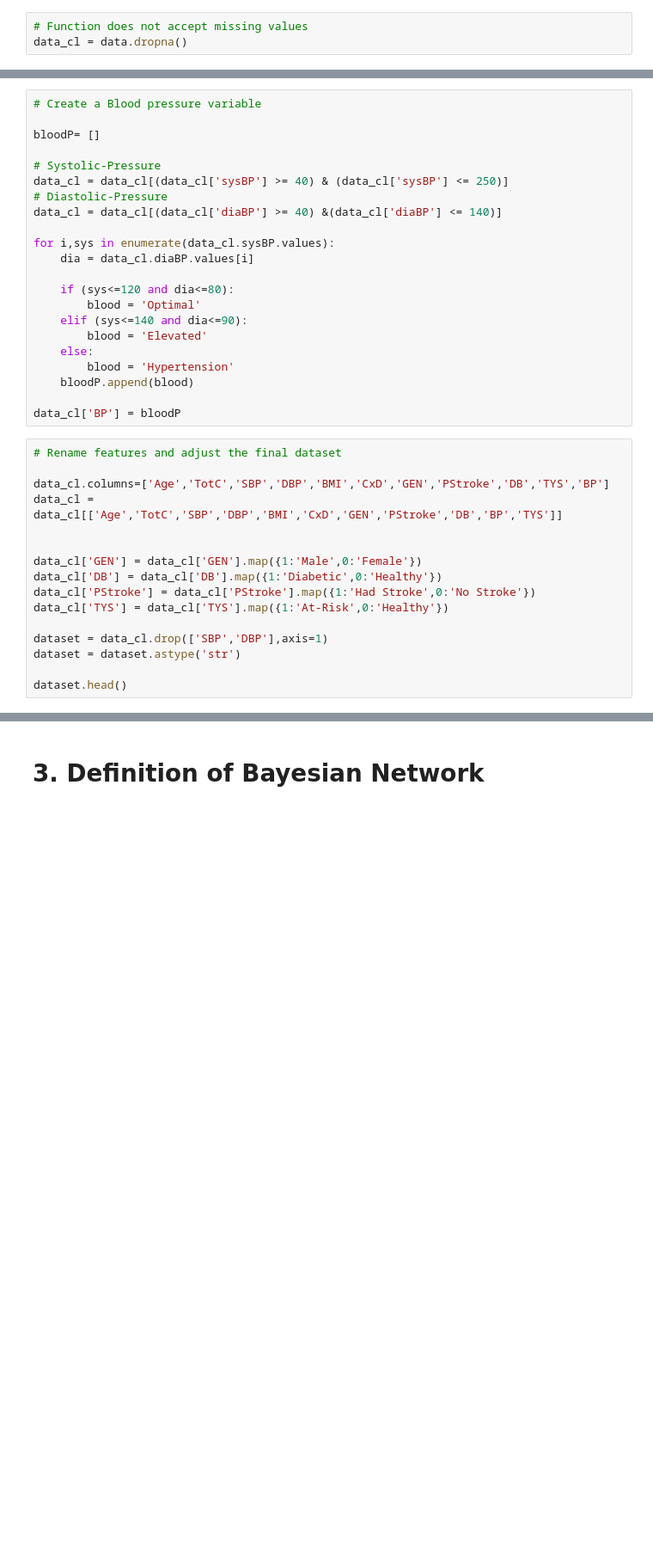
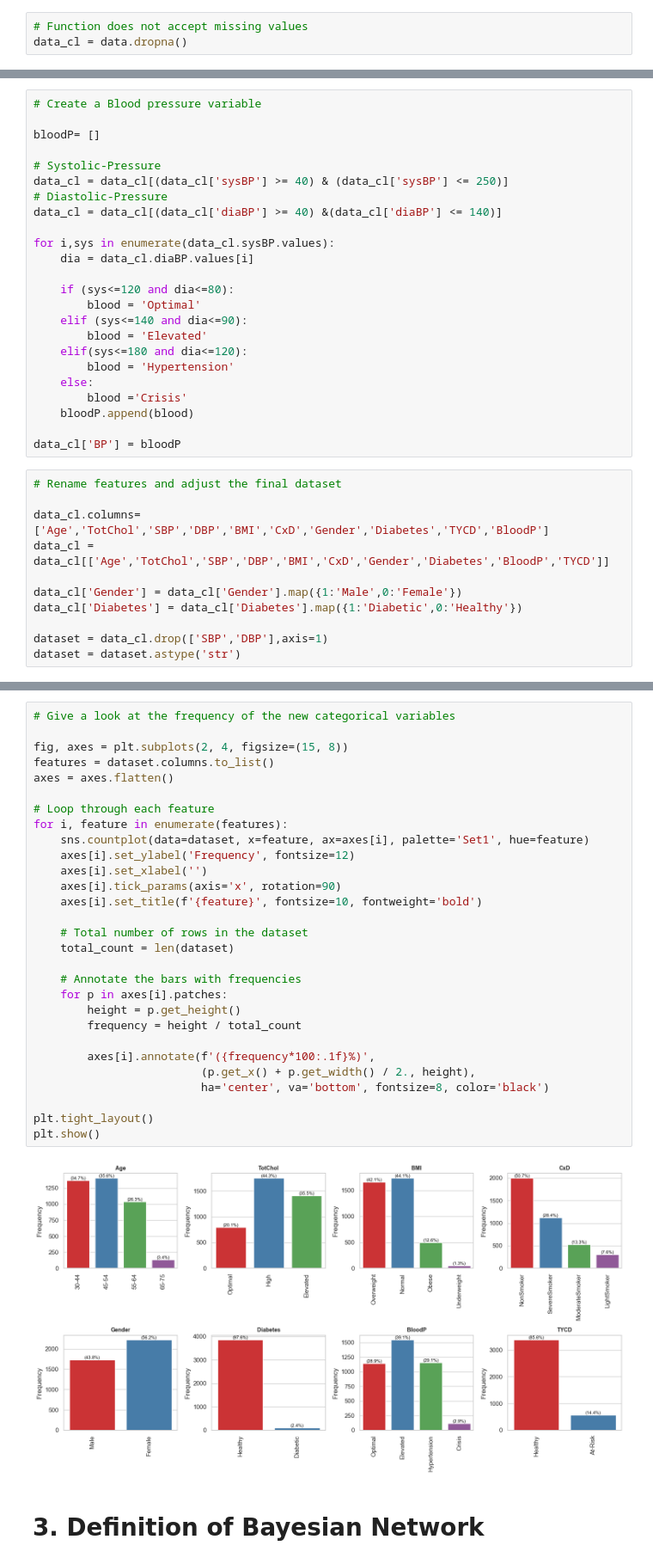
Before and after one commit to TarMatt/Coronary_disease, a Jupyter notebook: uni_project.ipynb, the cells around one changed output, grey strips where cells are left out. Shown at 86% size. Saved outputs shown, nothing was run; the diff lists cells and outputs as text; blank space fills up the shorter version.

```diff
--- a/uni_project.ipynb
+++ b/uni_project.ipynb
@@ -176,24 +182,21 @@ for i,sys in enumerate(data_cl.sysBP.values):
         blood = 'Optimal'
     elif (sys<=140 and dia<=90):
         blood = 'Elevated'
+    elif(sys<=180 and dia<=120):
+        blood = 'Hypertension'
     else:
-        blood = 'Hypertension'
+        blood ='Crisis'
     bloodP.append(blood)
 
 data_cl['BP'] = bloodP
 # %%
 # Rename features and adjust the final dataset
 
-data_cl.columns=['Age','TotC','SBP','DBP','BMI','CxD','GEN','PStroke','DB','TYS','BP']
-data_cl = data_cl[['Age','TotC','SBP','DBP','BMI','CxD','GEN','PStroke','DB','BP','TYS']]
+data_cl.columns=['Age','TotChol','SBP','DBP','BMI','CxD','Gender','Diabetes','TYCD','BloodP']
+data_cl = data_cl[['Age','TotChol','SBP','DBP','BMI','CxD','Gender','Diabetes','BloodP','TYCD']]
 
-
-data_cl['GEN'] = data_cl['GEN'].map({1:'Male',0:'Female'})
-data_cl['DB'] = data_cl['DB'].map({1:'Diabetic',0:'Healthy'})
-data_cl['PStroke'] = data_cl['PStroke'].map({1:'Had Stroke',0:'No Stroke'})
-data_cl['TYS'] = data_cl['TYS'].map({1:'At-Risk',0:'Healthy'})
+data_cl['Gender'] = data_cl['Gender'].map({1:'Male',0:'Female'})
+data_cl['Diabetes'] = data_cl['Diabetes'].map({1:'Diabetic',0:'Healthy'})
 
 dataset = data_cl.drop(['SBP','DBP'],axis=1)
 dataset = dataset.astype('str')
-
-dataset.head()
@@ -212,3 +203,34 @@ profile.to_notebook_iframe()  # or profile.to_file("report.html")
+# %%
+# Give a look at the frequency of the new categorical variables
+
+fig, axes = plt.subplots(2, 4, figsize=(15, 8))
+features = dataset.columns.to_list()
+axes = axes.flatten()
+
+# Loop through each feature
+for i, feature in enumerate(features):
+    sns.countplot(data=dataset, x=feature, ax=axes[i], palette='Set1', hue=feature)
+    axes[i].set_ylabel('Frequency', fontsize=12)
+    axes[i].set_xlabel('')
+    axes[i].tick_params(axis='x', rotation=90)
+    axes[i].set_title(f'{feature}', fontsize=10, fontweight='bold')
+
+    # Total number of rows in the dataset
+    total_count = len(dataset)
+
+    # Annotate the bars with frequencies
+    for p in axes[i].patches:
+        height = p.get_height()
+        frequency = height / total_count
+
+        axes[i].annotate(f'({frequency*100:.1f}%)',
+                         (p.get_x() + p.get_width() / 2., height),
+                         ha='center', va='bottom', fontsize=8, color='black')
+
+plt.tight_layout()
+plt.show()
+# %% [output]
+[figure, added]
 # %% [markdown]
 # 3. Definition of Bayesian Network
 # %% [markdown]
```
Also changed, not shown: parts of 28 cells of this notebook.
